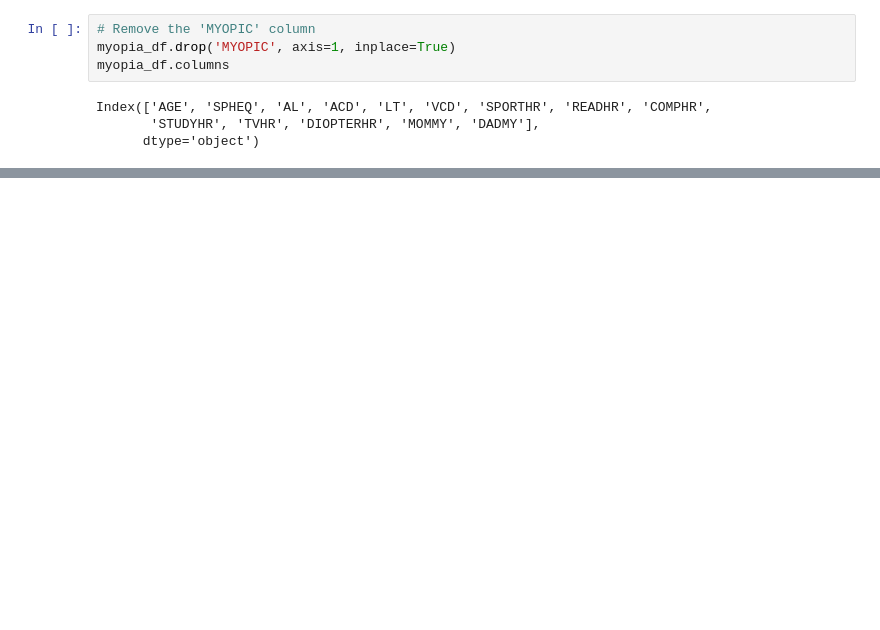
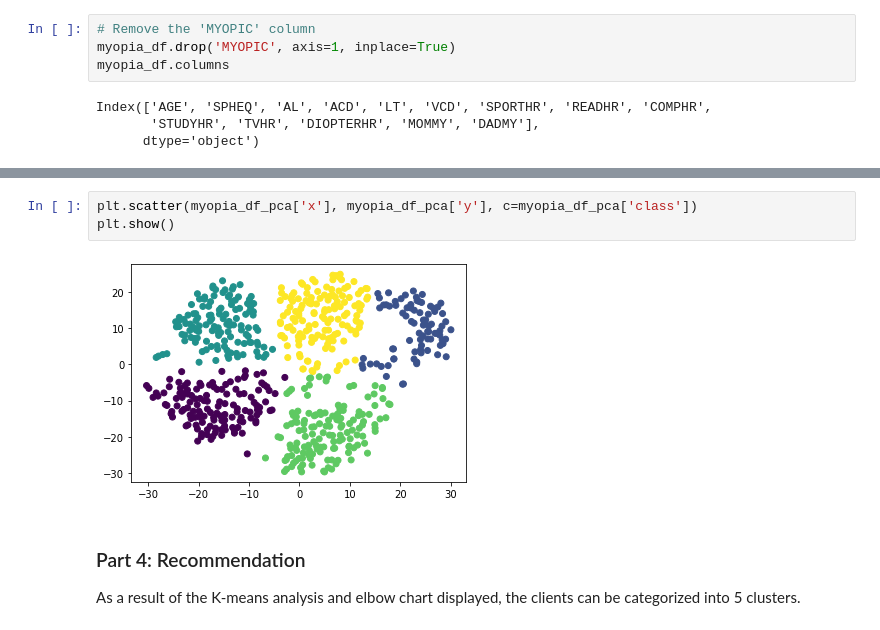
Before and after one commit to kle96/unsupervised-machine-learning-challenge, a Jupyter notebook: myopia_analysis.ipynb, the cells around one changed output, grey strips where cells are left out. Cells and saved outputs as stored; diff of their text form; blank space fills up the shorter version.

```diff
--- a/myopia_analysis.ipynb
+++ b/myopia_analysis.ipynb
@@ -25,0 +196,8 @@ Index(['AGE', 'SPHEQ', 'AL', 'ACD', 'LT', 'VCD', 'SPORTHR', 'READHR', 'COMPHR',
+# %%
+plt.scatter(myopia_df_pca['x'], myopia_df_pca['y'], c=myopia_df_pca['class'])
+plt.show()
+# %% [output]
+[figure, added]
+# %% [markdown]
+### Part 4: Recommendation
+As a result of the K-means analysis and elbow chart displayed, the clients can be categorized into 5 clusters.
```
Also changed, not shown: parts of 24 cells of this notebook.
